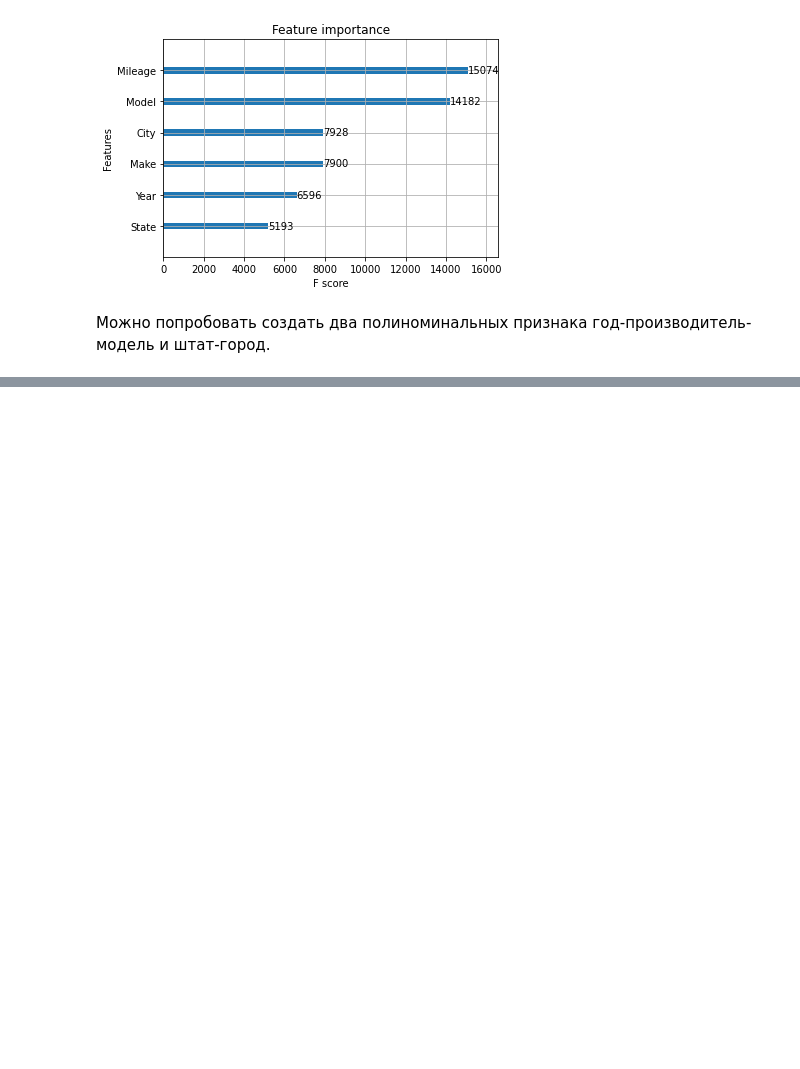
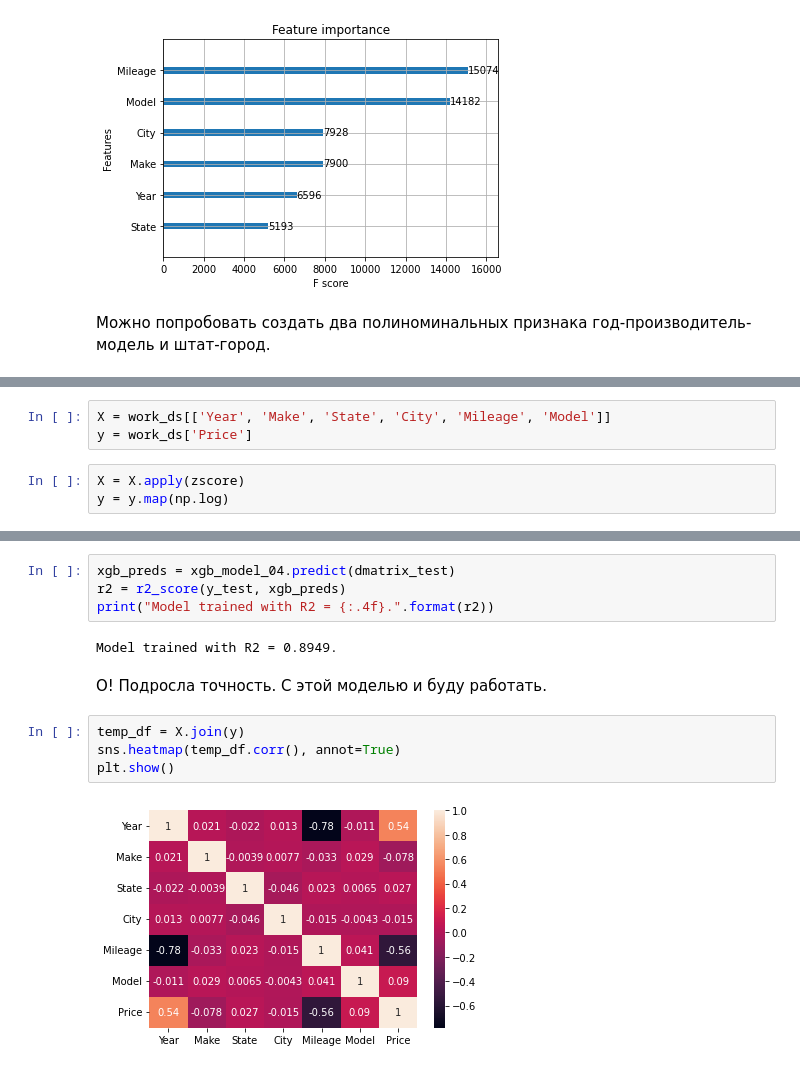
Before and after one commit to jast4ik/Hillel_ML_HW, a Jupyter notebook: Homework06/HW06.ipynb, the cells around one changed output, grey strips where cells are left out. Drawn from its saved outputs; the diff is of its cells as text; blank space fills up the shorter version.

```diff
--- a/Homework06/HW06.ipynb
+++ b/Homework06/HW06.ipynb
@@ -488,0 +491,6 @@ plt.show()
+# %%
+X = work_ds[['Year', 'Make', 'State', 'City', 'Mileage', 'Model']]
+y = work_ds['Price']
+# %%
+X = X.apply(zscore)
+y = y.map(np.log)
@@ -488,0 +519,14 @@ plt.show()
+# %%
+xgb_preds = xgb_model_04.predict(dmatrix_test)
+r2 = r2_score(y_test, xgb_preds)
+print("Model trained with R2 = {:.4f}.".format(r2))
+# %% [output]
+Model trained with R2 = 0.8949.
+# %% [markdown]
+О! Подросла точность. С этой моделью и буду работать.
+# %%
+temp_df = X.join(y)
+sns.heatmap(temp_df.corr(), annot=True)
+plt.show()
+# %% [output]
+[figure, added]
```
Also changed, not shown: parts of 23 cells of this notebook, 4 other files.
